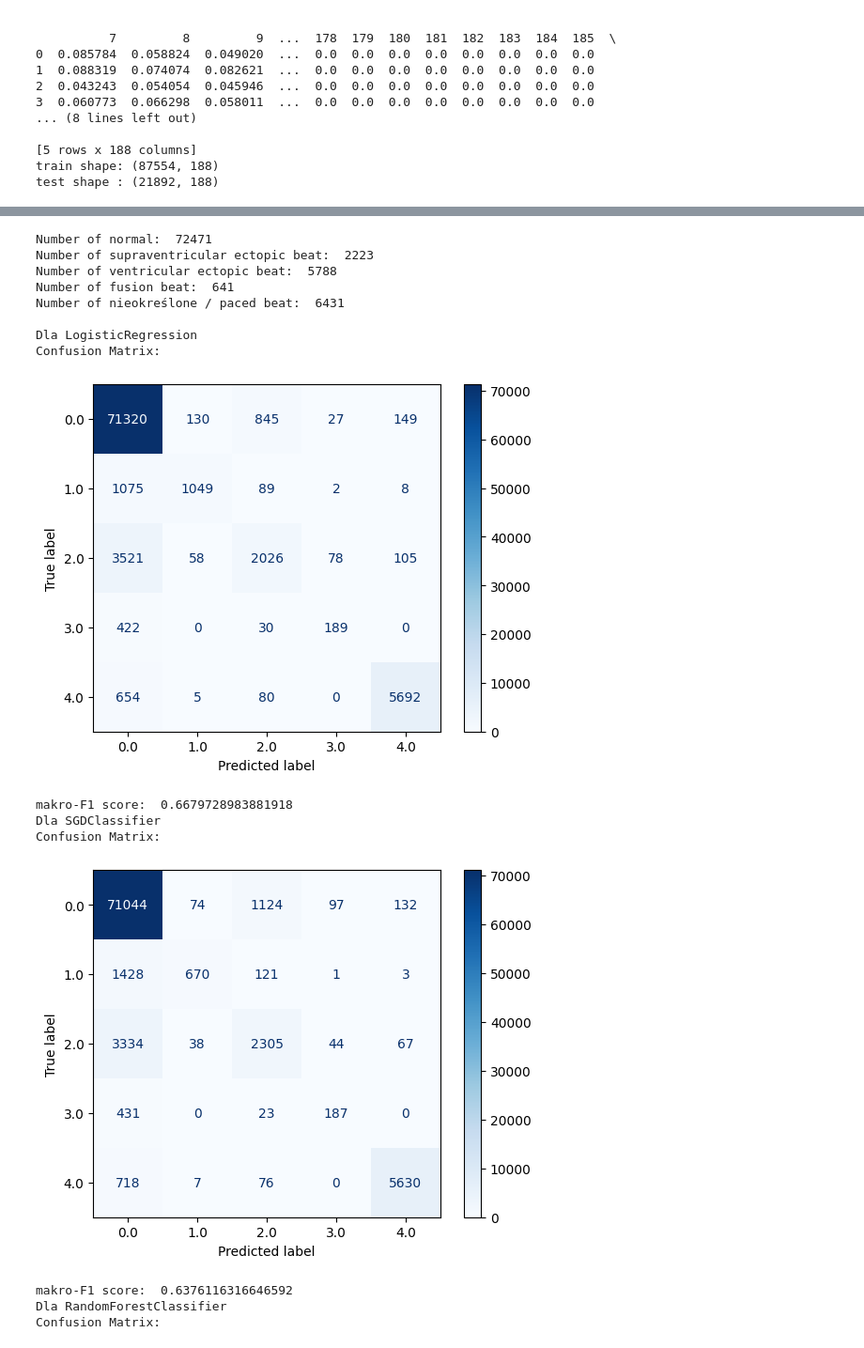
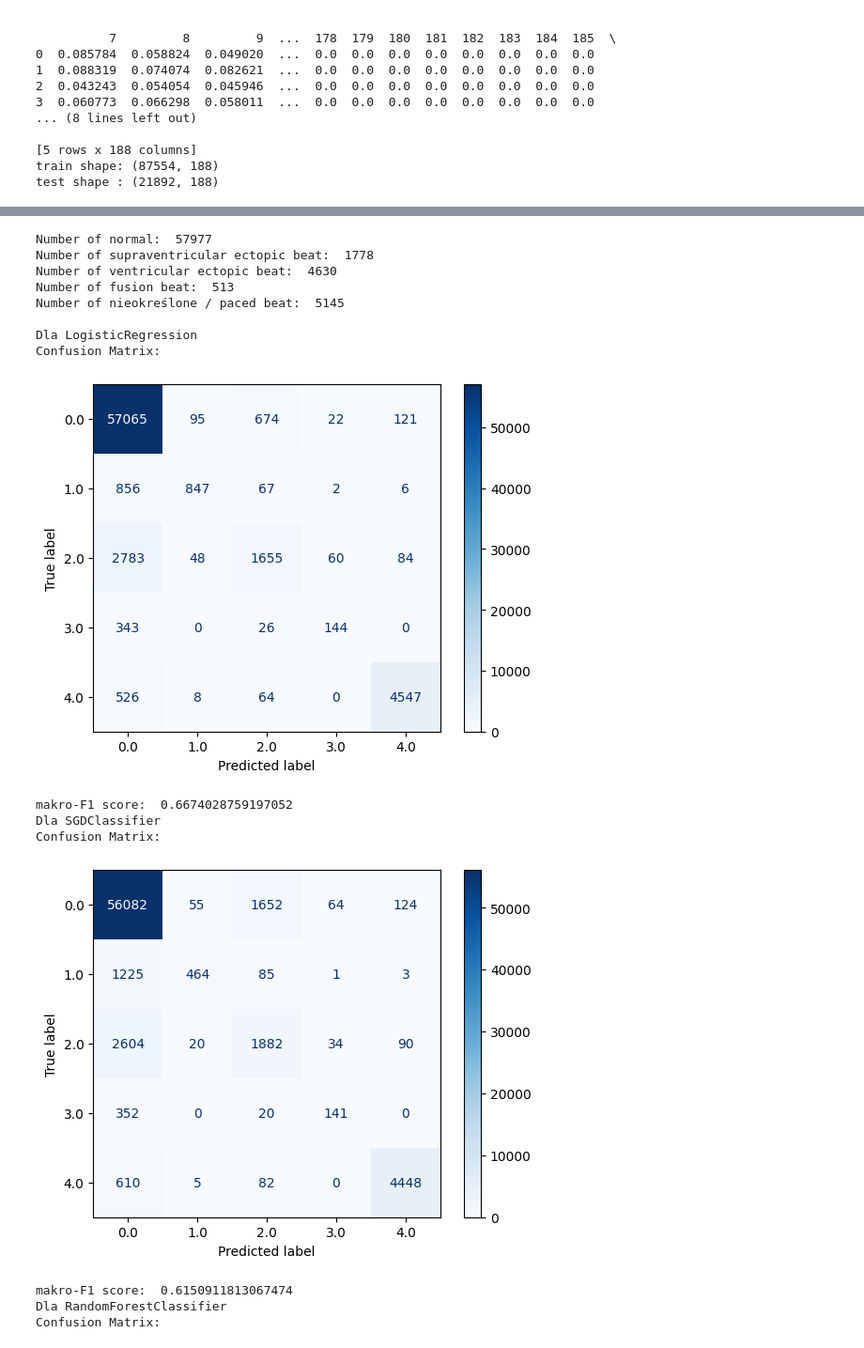
Before and after one commit to a-jakusz/ECG_analysis_ML, a Jupyter notebook: main.ipynb, the cells around one changed output, grey strips where cells are left out. Shown at 94% size. Cells and saved outputs as stored; diff of their text form; code cells hidden in the pictures.

```diff
--- a/main.ipynb
+++ b/main.ipynb
@@ -9,6 +9,8 @@ import matplotlib.pyplot as plt
 import time
 # %%
 # load
+from sklearn.model_selection import train_test_split
+
 train_path = ("data/mitbih_train.csv")
 test_path = ("data/mitbih_test.csv")
 
@@ -23,8 +25,15 @@ for i in range(test.shape[1]):
 test = test.rename(columns={test.columns[-1]: "label"})
 
 # distribution
-x_train = train.drop("label", axis=1)
-y_train = train["label"]
+x_train_all = train.drop("label", axis=1)
+y_train_all = train["label"]
+
+x_train, x_val, y_train, y_val = train_test_split(
+    x_train_all, y_train_all,
+    test_size=0.2,
+    random_state=1,
+    stratify=y_train_all # dla klasyfikacji
+)
 
 x_test = test.drop("label", axis=1)
 y_test = test["label"]
@@ -138,6 +147,6 @@ dtype: float64 0    1.000006
 dtype: float64
 # %%
-from sklearn.metrics import mean_squared_error, f1_score
+from sklearn.metrics import log_loss
 from sklearn.pipeline import Pipeline
 from sklearn.linear_model import LogisticRegression, SGDClassifier
 from sklearn.ensemble import RandomForestClassifier
@@ -151,7 +160,9 @@ log_reg = Pipeline(steps=[
 
 sgd_class = Pipeline(steps=[
     ('preprocessor', preprocessor),
-    ('model', SGDClassifier()),
+    ('model', SGDClassifier(
+        loss="log_loss" # domyslnie loss="hinge"
+    )),
 ])
 
 forest_class = Pipeline(steps=[
@@ -162,22 +173,21 @@ forest_class = Pipeline(steps=[
 start_time = time.time()
 log_reg.fit(x_train, y_train)
 log_pred = log_reg.predict(x_train)
+log_proba = log_reg.predict_proba(x_train) # dla nll
 end_time = time.time()
 print("Czas log_reg: ", end_time - start_time)
 
 start_time = time.time()
 sgd_class.fit(x_train, y_train)
 sgd_pred = sgd_class.predict(x_train)
+sgd_proba = sgd_class.predict_proba(x_train)
 end_time = time.time()
 print("Czas sgd_class: ", end_time - start_time)
 
 start_time = time.time()
 forest_class.fit(x_train, y_train)
 forest_pred = forest_class.predict(x_train)
+forest_proba = forest_class.predict_proba(x_train)
 end_time = time.time()
 print("Czas forest_class: ", end_time - start_time)
-
-print("RMSE dla LogisticRegression: ", np.sqrt(mean_squared_error(y_train, log_pred)))
-print("RMSE dla SGDClassifier: ", np.sqrt(mean_squared_error(y_train, sgd_pred)))
-print("RMSE dla RandomForestClassifier: ", np.sqrt(mean_squared_error(y_train, forest_pred)))
 # %% [output]
@@ -202,47 +217,47 @@ print("Confusion Matrix:\n")
 log_reg_cm = confusion_matrix(y_train, log_pred)
 disp1 = ConfusionMatrixDisplay(confusion_matrix=log_reg_cm, display_labels=classes)
 disp1.plot(cmap='Blues')
 plt.show()
 print("makro-F1 score: ", f1_score(y_train, log_pred, average='macro'))
 
 print("Dla SGDClassifier")
 print("Confusion Matrix:\n")
 sgd_cm = confusion_matrix(y_train, sgd_pred)
 disp2 = ConfusionMatrixDisplay(confusion_matrix=sgd_cm, display_labels=classes)
 disp2.plot(cmap='Blues')
 plt.show()
 print("makro-F1 score: ", f1_score(y_train, sgd_pred, average='macro'))
 
 print("Dla RandomForestClassifier")
 print("Confusion Matrix:\n")
 forest_cm = confusion_matrix(y_train, forest_pred)
 disp3 = ConfusionMatrixDisplay(confusion_matrix=forest_cm, display_labels=classes)
 disp3.plot(cmap='Blues')
 plt.show()
 print("makro-F1 score: ", f1_score(y_train, forest_pred, average='macro'))
 
-forest_pred_test  = forest_class.predict(x_test)
-print("Dla RandomForestClassifier na testowym") # dla sprawdzenia
+forest_pred_val  = forest_class.predict(x_val)
+print("Dla RandomForestClassifier na walidacyjnym") # dla sprawdzenia
 print("Confusion Matrix:\n")
-forest_cm_2 = confusion_matrix(y_test, forest_pred_test)
+forest_cm_2 = confusion_matrix(y_val, forest_pred_val)
 disp4 = ConfusionMatrixDisplay(confusion_matrix=forest_cm_2, display_labels=classes)
 disp4.plot(cmap='Blues')
 plt.show()
-print("makro-F1 score: ", f1_score(y_test, forest_pred_test, average='macro'))
+print("makro-F1 score: ", f1_score(y_val, forest_pred_val, average='macro'))
 # %% [output]
-Number of normal:  72471
-Number of supraventricular ectopic beat:  2223
-Number of ventricular ectopic beat:  5788
-Number of fusion beat:  641
-Number of nieokreślone / paced beat:  6431
+Number of normal:  57977
+Number of supraventricular ectopic beat:  1778
+Number of ventricular ectopic beat:  4630
+Number of fusion beat:  513
+Number of nieokreślone / paced beat:  5145
 
 Dla LogisticRegression
 Confusion Matrix:
-[figure, old version]
+[figure, new version]
-makro-F1 score:  0.6679728983881918
+makro-F1 score:  0.6674028759197052
 Dla SGDClassifier
 Confusion Matrix:
-[figure, old version]
+[figure, new version]
-makro-F1 score:  0.6376116316646592
+makro-F1 score:  0.6150911813067474
 Dla RandomForestClassifier
 Confusion Matrix:
```
Also changed, not shown: parts of 8 cells of this notebook.
